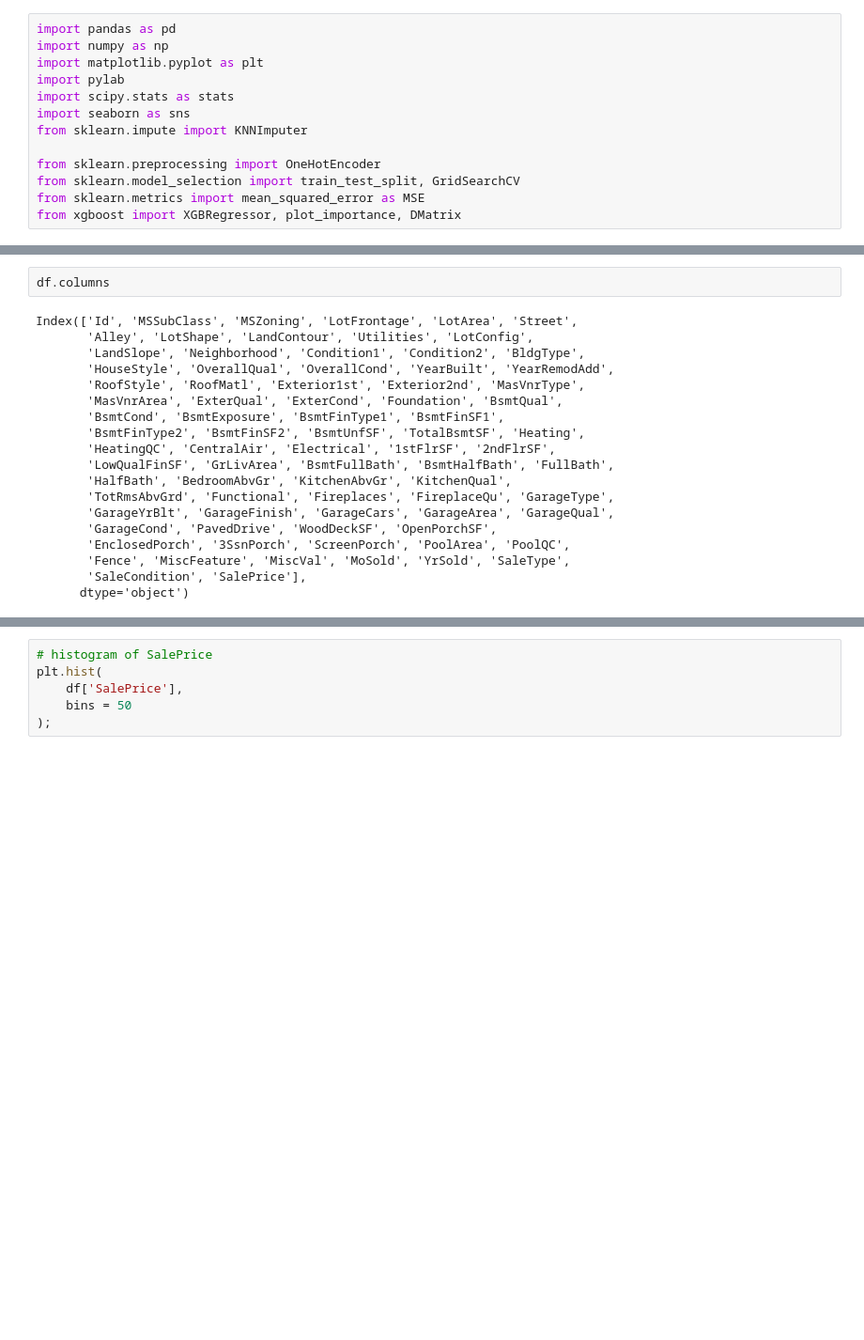
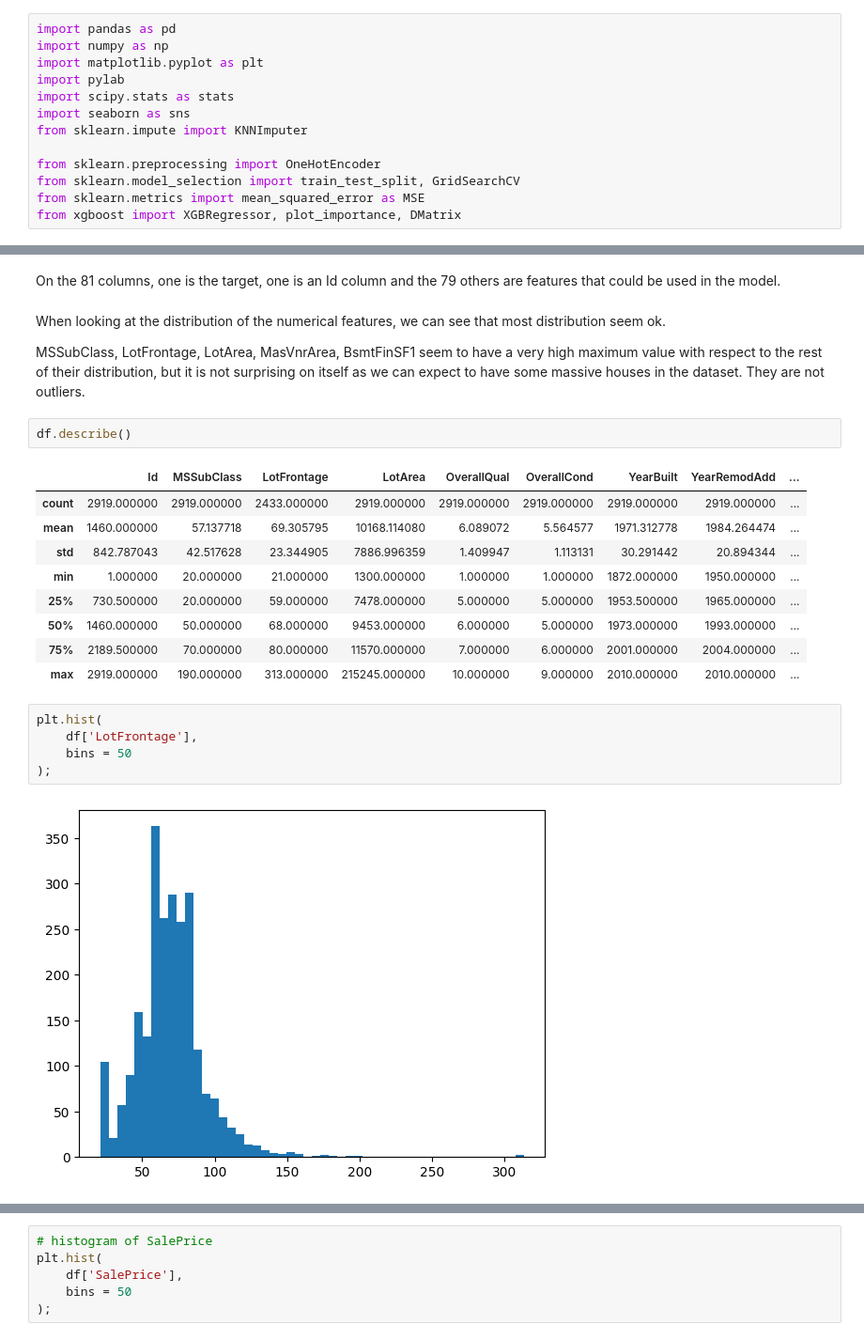
Before and after one commit to jmballard/Kaggle_HousePrice, a Jupyter notebook: analysis_notebook.ipynb, the cells around one changed output, grey strips where cells are left out. Shown at 94% size. Drawn from its saved outputs; the diff is of its cells as text; blank space fills up the shorter version.

```diff
--- a/analysis_notebook.ipynb
+++ b/analysis_notebook.ipynb
@@ -57,21 +126,25 @@ Name: SalePrice, dtype: int64
+# %% [markdown]
+On the 81 columns, one is the target, one is an Id column and the 79 others are features that could be used in the model.
+# %% [markdown]
+When looking at the distribution of the numerical features, we can see that most distribution seem ok.
+
+MSSubClass, LotFrontage, LotArea, MasVnrArea, BsmtFinSF1 seem to have a very high maximum value with respect to the rest of their distribution, but it is not surprising on itself as we can expect to have some massive houses in the dataset. They are not outliers.
 # %%
-df.columns
+df.describe()
 # %% [output]
-Index(['Id', 'MSSubClass', 'MSZoning', 'LotFrontage', 'LotArea', 'Street',
-       'Alley', 'LotShape', 'LandContour', 'Utilities', 'LotConfig',
-       'LandSlope', 'Neighborhood', 'Condition1', 'Condition2', 'BldgType',
-       'HouseStyle', 'OverallQual', 'OverallCond', 'YearBuilt', 'YearRemodAdd',
-       'RoofStyle', 'RoofMatl', 'Exterior1st', 'Exterior2nd', 'MasVnrType',
-       'MasVnrArea', 'ExterQual', 'ExterCond', 'Foundation', 'BsmtQual',
-       'BsmtCond', 'BsmtExposure', 'BsmtFinType1', 'BsmtFinSF1',
-       'BsmtFinType2', 'BsmtFinSF2', 'BsmtUnfSF', 'TotalBsmtSF', 'Heating',
-       'HeatingQC', 'CentralAir', 'Electrical', '1stFlrSF', '2ndFlrSF',
-       'LowQualFinSF', 'GrLivArea', 'BsmtFullBath', 'BsmtHalfBath', 'FullBath',
-       'HalfBath', 'BedroomAbvGr', 'KitchenAbvGr', 'KitchenQual',
-       'TotRmsAbvGrd', 'Functional', 'Fireplaces', 'FireplaceQu', 'GarageType',
-       'GarageYrBlt', 'GarageFinish', 'GarageCars', 'GarageArea', 'GarageQual',
-       'GarageCond', 'PavedDrive', 'WoodDeckSF', 'OpenPorchSF',
-       'EnclosedPorch', '3SsnPorch', 'ScreenPorch', 'PoolArea', 'PoolQC',
-       'Fence', 'MiscFeature', 'MiscVal', 'MoSold', 'YrSold', 'SaleType',
-       'SaleCondition', 'SalePrice'],
-      dtype='object')
+|  | Id | MSSubClass | LotFrontage | LotArea | OverallQual | OverallCond | YearBuilt | YearRemodAdd | ... |
+| count | 2919.000000 | 2919.000000 | 2433.000000 | 2919.000000 | 2919.000000 | 2919.000000 | 2919.000000 | 2919.000000 | ... |
+| mean | 1460.000000 | 57.137718 | 69.305795 | 10168.114080 | 6.089072 | 5.564577 | 1971.312778 | 1984.264474 | ... |
+| std | 842.787043 | 42.517628 | 23.344905 | 7886.996359 | 1.409947 | 1.113131 | 30.291442 | 20.894344 | ... |
+| min | 1.000000 | 20.000000 | 21.000000 | 1300.000000 | 1.000000 | 1.000000 | 1872.000000 | 1950.000000 | ... |
+| 25% | 730.500000 | 20.000000 | 59.000000 | 7478.000000 | 5.000000 | 5.000000 | 1953.500000 | 1965.000000 | ... |
+| 50% | 1460.000000 | 50.000000 | 68.000000 | 9453.000000 | 6.000000 | 5.000000 | 1973.000000 | 1993.000000 | ... |
+| 75% | 2189.500000 | 70.000000 | 80.000000 | 11570.000000 | 7.000000 | 6.000000 | 2001.000000 | 2004.000000 | ... |
+| max | 2919.000000 | 190.000000 | 313.000000 | 215245.000000 | 10.000000 | 9.000000 | 2010.000000 | 2010.000000 | ... |
+# %%
+plt.hist(
+    df['LotFrontage'],
+    bins = 50
+);
+# %% [output]
+[figure, added]
```
Also changed, not shown: parts of 86 cells of this notebook, 3 other files.
